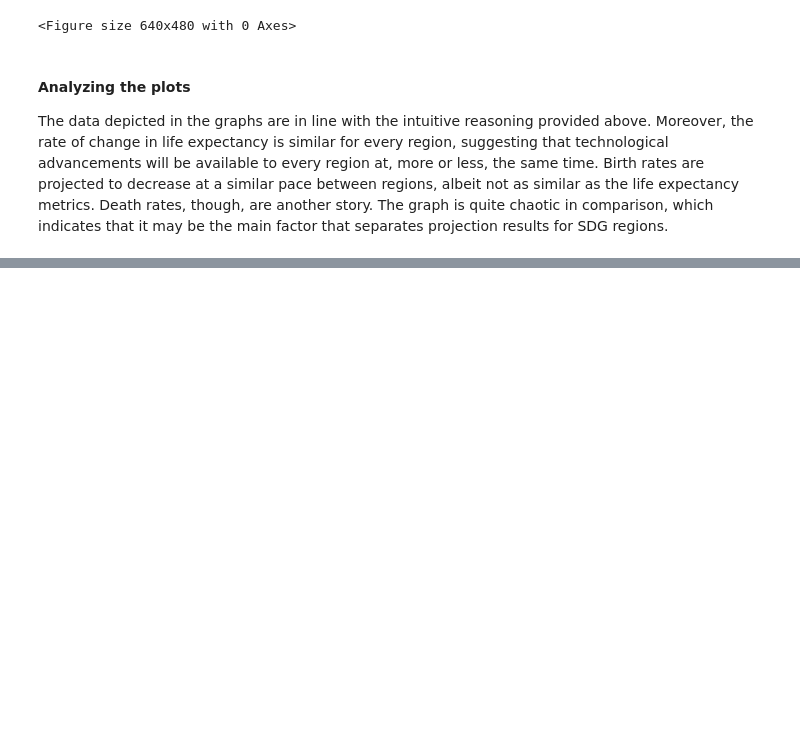
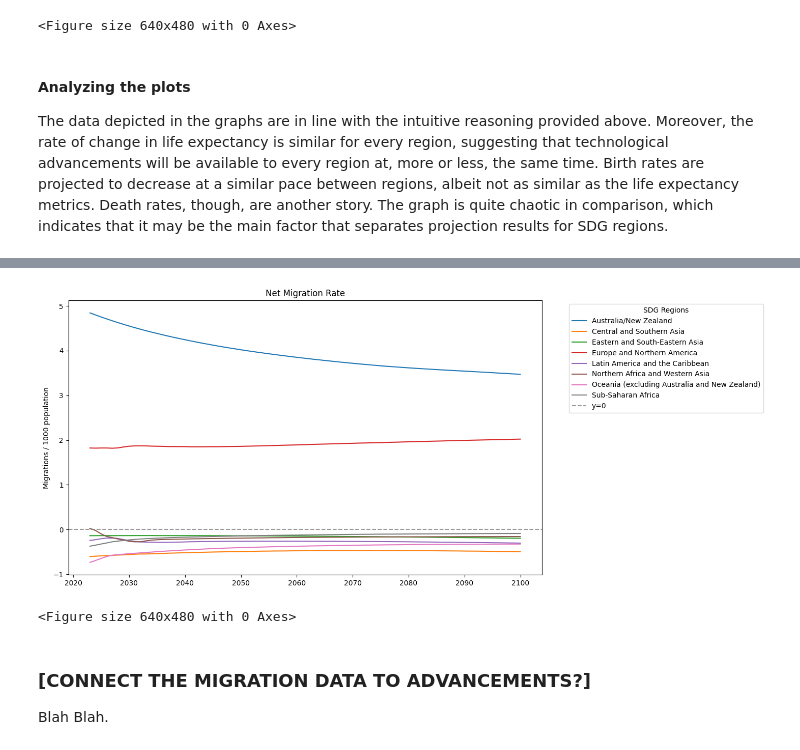
Before and after one commit to GongJr0/UW_Data_Science_Population_Analysis, a Jupyter notebook: Analysis.ipynb, the cells around one changed output, grey strips where cells are left out. Saved outputs shown, nothing was run; the diff lists cells and outputs as text; code cells hidden in the pictures; blank space fills up the shorter version.

Commit message:
Migration data exploration
Begun the analysis of net migrations in the dataset

```diff
--- a/Analysis.ipynb
+++ b/Analysis.ipynb
@@ -150,0 +159,22 @@ The data depicted in the graphs are in line with the intuitive reasoning provide
+# %%
+# Create and configure plot with the prepared data
+plt.figure(figsize=(12,7))
+
+for loc, data in gr:
+    plt.plot(data.index ,data['CNMR'], label=f'{loc}')
+
+plt.axhline(0, color='grey', linestyle='dashed', label='y=0', alpha=0.8)
+plt.legend(bbox_to_anchor=(1.05, 1), loc='upper left', title='SDG Regions')
+
+
+plt.ylabel('Migrations / 1000 population')
+plt.title('Net Migration Rate')
+plt.show()
+plt.clf()
+# %% [output]
+[figure, added]
+<Figure size 640x480 with 0 Axes>
+# %% [markdown]
+### [CONNECT THE MIGRATION DATA TO ADVANCEMENTS?]
+
+Blah Blah.
```
Also changed, not shown: parts of 2 cells of this notebook.
